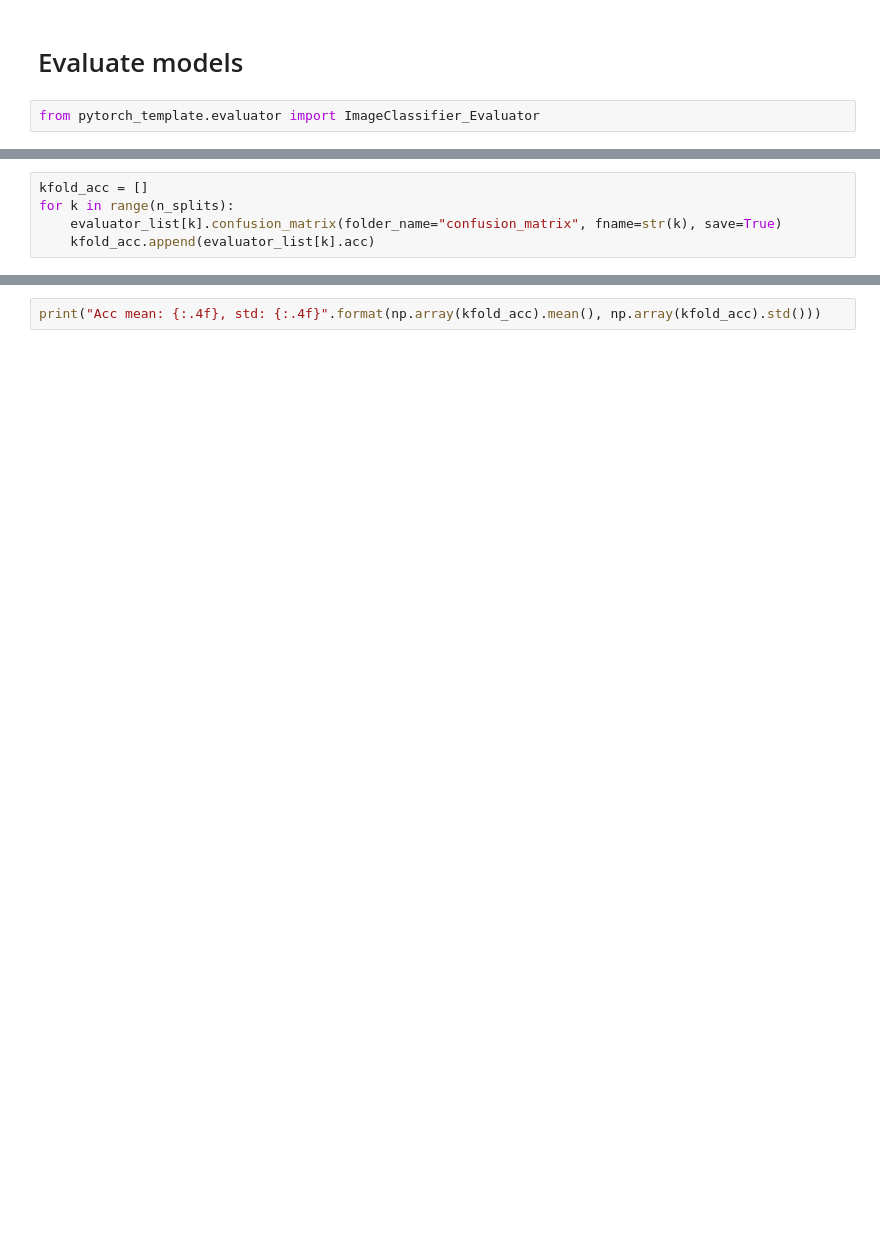
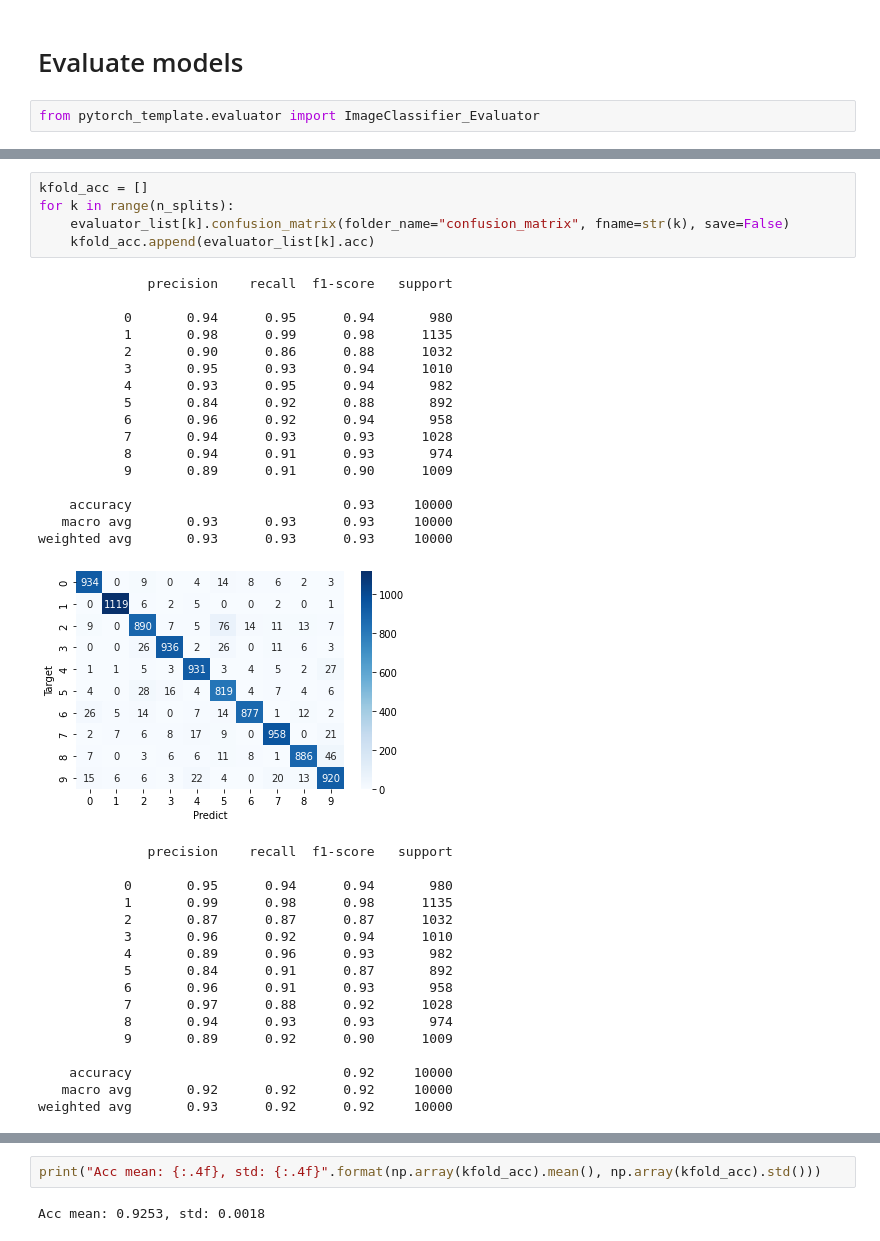
Before and after one commit to mifumo081a/pytorch_template, a Jupyter notebook: examples/notebooks/mnist.ipynb, the cells around one changed output, grey strips where cells are left out. Cells and saved outputs as stored; diff of their text form; blank space fills up the shorter version.

```diff
--- a/examples/notebooks/mnist.ipynb
+++ b/examples/notebooks/mnist.ipynb
@@ -174,5 +252,39 @@ for k in range(n_splits):
 # %%
 kfold_acc = []
 for k in range(n_splits):
-    evaluator_list[k].confusion_matrix(folder_name="confusion_matrix", fname=str(k), save=True)
+    evaluator_list[k].confusion_matrix(folder_name="confusion_matrix", fname=str(k), save=False)
     kfold_acc.append(evaluator_list[k].acc)
+# %% [output]
+              precision    recall  f1-score   support
+
+           0       0.94      0.95      0.94       980
+           1       0.98      0.99      0.98      1135
+           2       0.90      0.86      0.88      1032
+           3       0.95      0.93      0.94      1010
+           4       0.93      0.95      0.94       982
+           5       0.84      0.92      0.88       892
+           6       0.96      0.92      0.94       958
+           7       0.94      0.93      0.93      1028
+           8       0.94      0.91      0.93       974
+           9       0.89      0.91      0.90      1009
+
+    accuracy                           0.93     10000
+   macro avg       0.93      0.93      0.93     10000
+weighted avg       0.93      0.93      0.93     10000
+[figure, added]
+              precision    recall  f1-score   support
+
+           0       0.95      0.94      0.94       980
+           1       0.99      0.98      0.98      1135
+           2       0.87      0.87      0.87      1032
+           3       0.96      0.92      0.94      1010
+           4       0.89      0.96      0.93       982
+           5       0.84      0.91      0.87       892
+           6       0.96      0.91      0.93       958
+           7       0.97      0.88      0.92      1028
+           8       0.94      0.93      0.93       974
+           9       0.89      0.92      0.90      1009
+
+    accuracy                           0.92     10000
+   macro avg       0.92      0.92      0.92     10000
+weighted avg       0.93      0.92      0.92     10000
@@ -179,4 +343,6 @@ for k in range(n_splits):
 # %%
 print("Acc mean: {:.4f}, std: {:.4f}".format(np.array(kfold_acc).mean(), np.array(kfold_acc).std()))
+# %% [output]
+Acc mean: 0.9253, std: 0.0018
 # %%
 for k in range(n_splits):
```
Also changed, not shown: parts of 15 cells of this notebook.
